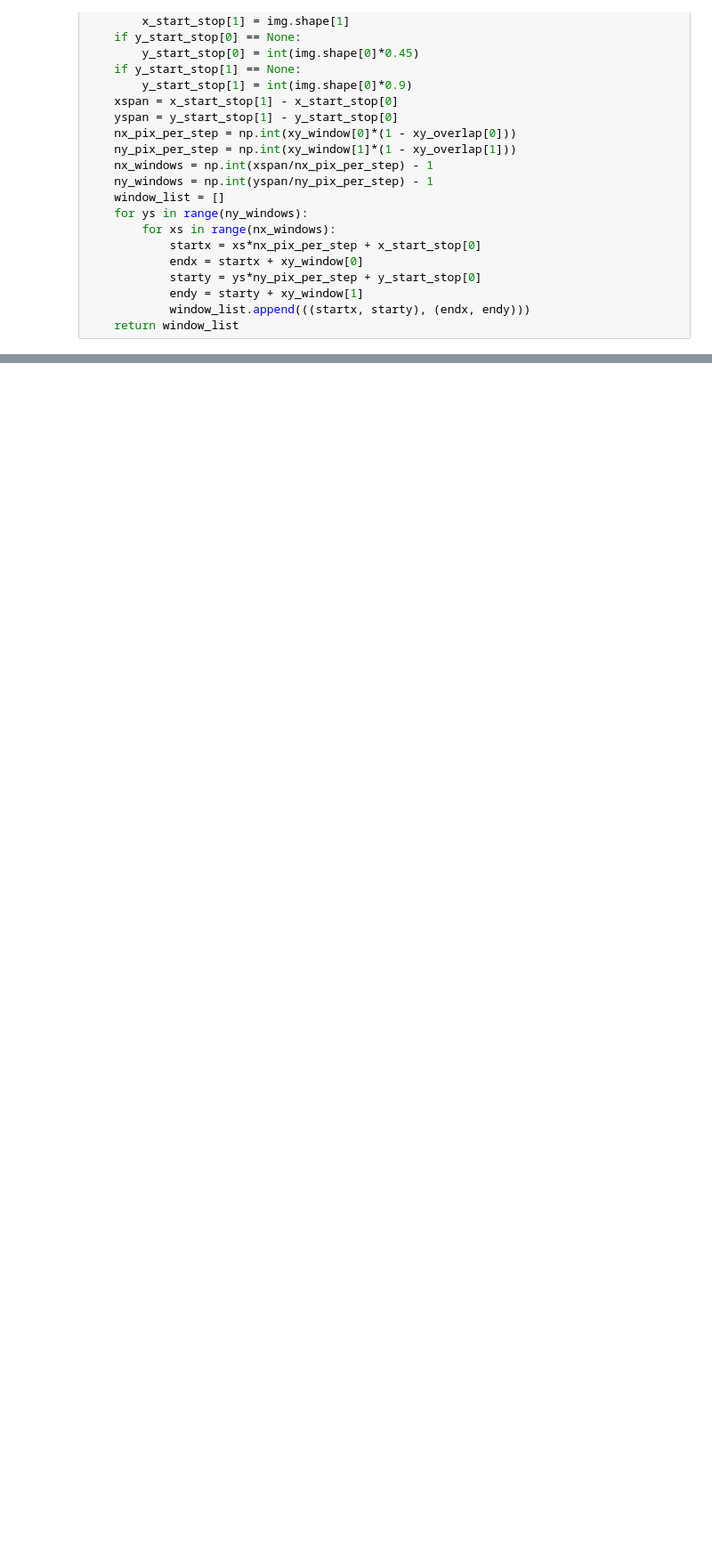
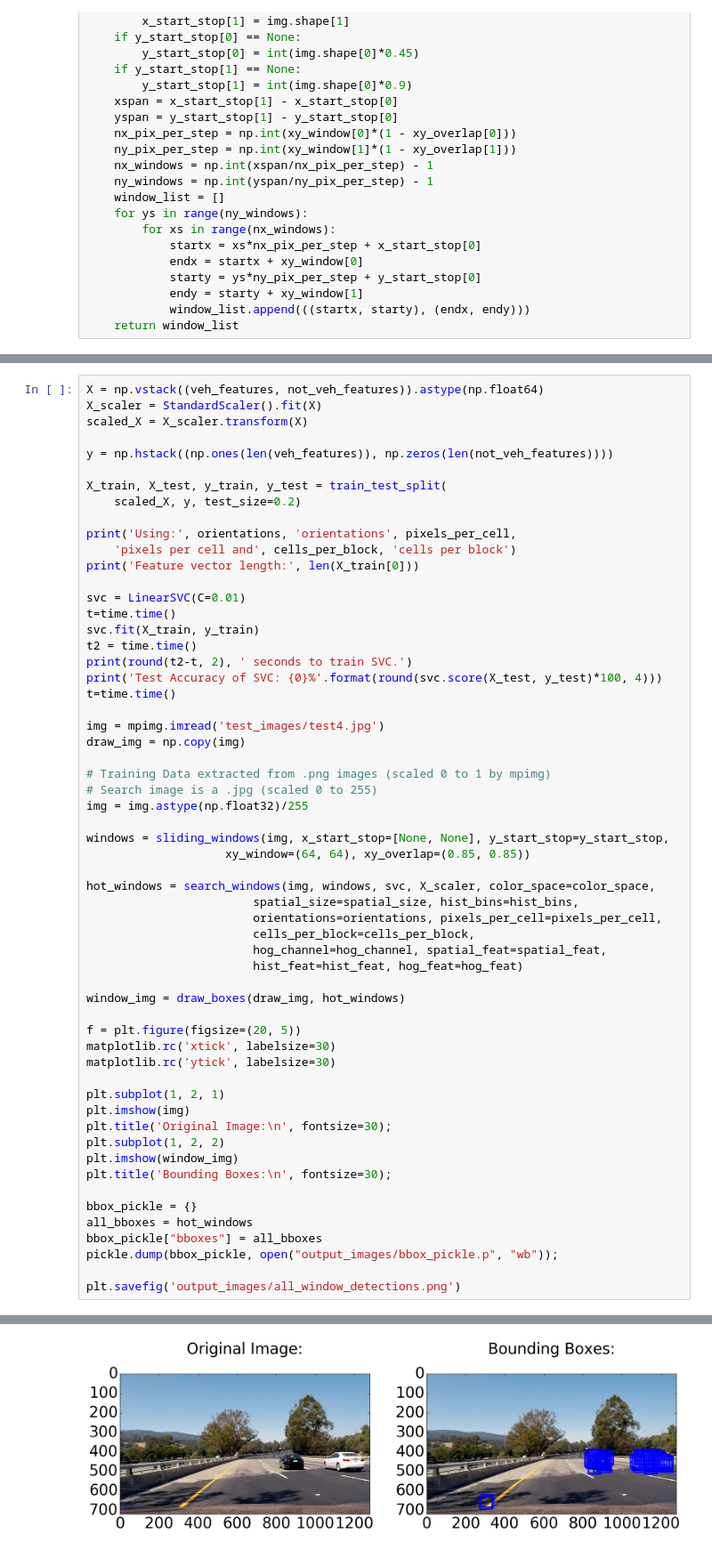
Before and after one commit to shuruiz/vehicle_detection, a Jupyter notebook: video_pipline.ipynb, the cells around one changed output, grey strips where cells are left out. Shown at 89% size. Cells and saved outputs as stored; diff of their text form; blank space fills up the shorter version.

```diff
--- a/video_pipline.ipynb
+++ b/video_pipline.ipynb
@@ -329,0 +452,59 @@ plt.savefig('output_images/sliding_windows_test4.png')
+# %%
+X = np.vstack((veh_features, not_veh_features)).astype(np.float64)
+X_scaler = StandardScaler().fit(X)
+scaled_X = X_scaler.transform(X)
+
+y = np.hstack((np.ones(len(veh_features)), np.zeros(len(not_veh_features))))
+
+X_train, X_test, y_train, y_test = train_test_split(
+    scaled_X, y, test_size=0.2)
+
+print('Using:', orientations, 'orientations', pixels_per_cell,
+    'pixels per cell and', cells_per_block, 'cells per block')
+print('Feature vector length:', len(X_train[0]))
+
+svc = LinearSVC(C=0.01)
+t=time.time()
+svc.fit(X_train, y_train)
+t2 = time.time()
+print(round(t2-t, 2), ' seconds to train SVC.')
+print('Test Accuracy of SVC: {0}%'.format(round(svc.score(X_test, y_test)*100, 4)))
+t=time.time()
+
+img = mpimg.imread('test_images/test4.jpg')
+draw_img = np.copy(img)
+
+# Training Data extracted from .png images (scaled 0 to 1 by mpimg)
+# Search image is a .jpg (scaled 0 to 255)
+img = img.astype(np.float32)/255
+
+windows = sliding_windows(img, x_start_stop=[None, None], y_start_stop=y_start_stop,
+                    xy_window=(64, 64), xy_overlap=(0.85, 0.85))
+
+hot_windows = search_windows(img, windows, svc, X_scaler, color_space=color_space,
+                        spatial_size=spatial_size, hist_bins=hist_bins,
+                        orientations=orientations, pixels_per_cell=pixels_per_cell,
+                        cells_per_block=cells_per_block,
+                        hog_channel=hog_channel, spatial_feat=spatial_feat,
+                        hist_feat=hist_feat, hog_feat=hog_feat)
+
+window_img = draw_boxes(draw_img, hot_windows)
+
+f = plt.figure(figsize=(20, 5))
+matplotlib.rc('xtick', labelsize=30)
+matplotlib.rc('ytick', labelsize=30)
+
+plt.subplot(1, 2, 1)
+plt.imshow(img)
+plt.title('Original Image:\n', fontsize=30);
+plt.subplot(1, 2, 2)
+plt.imshow(window_img)
+plt.title('Bounding Boxes:\n', fontsize=30);
+
+bbox_pickle = {}
+all_bboxes = hot_windows
+bbox_pickle["bboxes"] = all_bboxes
+pickle.dump(bbox_pickle, open("output_images/bbox_pickle.p", "wb"));
+
+plt.savefig('output_images/all_window_detections.png')
+# %% [output]
@@ -329,0 +515 @@ plt.savefig('output_images/sliding_windows_test4.png')
+[figure, added]
```
Also changed, not shown: parts of 27 cells of this notebook.
